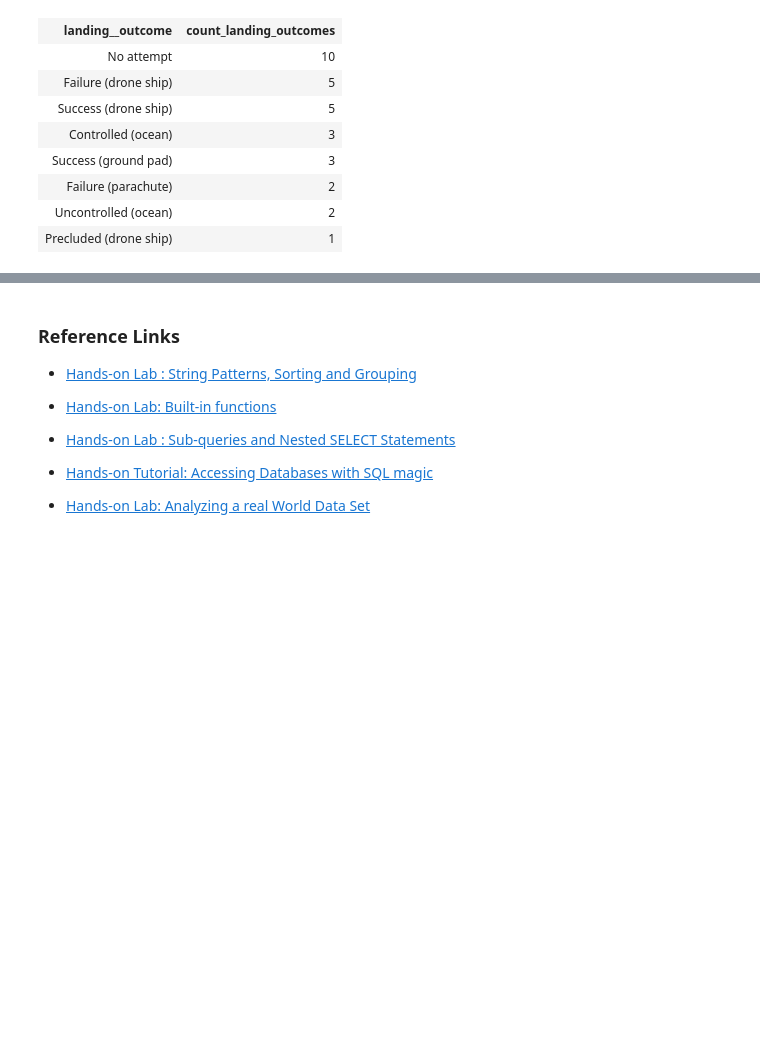
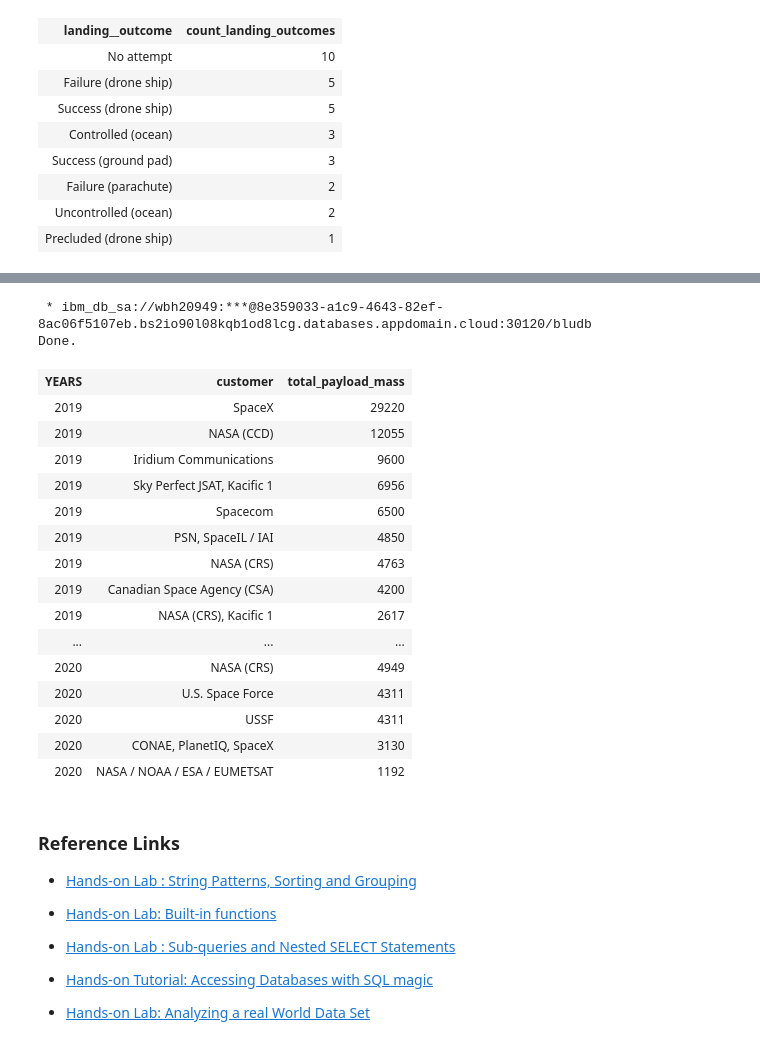
Before and after one commit to miguelassh/Applied-Data-Science-Capstone-Coursera, a Jupyter notebook: SpaceX Exploratory Data Analysis with SQL py37.ipynb, the cells around one changed output, grey strips where cells are left out. Cells and saved outputs as stored; diff of their text form; code cells hidden in the pictures; blank space fills up the shorter version.

```diff
--- a/SpaceX Exploratory Data Analysis with SQL py37.ipynb
+++ b/SpaceX Exploratory Data Analysis with SQL py37.ipynb
@@ -284,3 +288,27 @@ Done.
+# %%
+%%sql SELECT YEAR(Date) AS Years, customer, SUM(payload_mass__kg_) AS Total_Payload_Mass  FROM spacextbl
+      GROUP BY YEAR(Date) ,customer
+      HAVING YEAR(Date) > 2018
+      ORDER BY YEAR(Date), Total_Payload_Mass DESC
+# %% [output]
+ * ibm_db_sa://wbh20949:***@8e359033-a1c9-4643-82ef-8ac06f5107eb.bs2io90l08kqb1od8lcg.databases.appdomain.cloud:30120/bludb
+Done.
+| YEARS | customer | total_payload_mass |
+| 2019 | SpaceX | 29220 |
+| 2019 | NASA (CCD) | 12055 |
+| 2019 | Iridium Communications | 9600 |
+| 2019 | Sky Perfect JSAT, Kacific 1 | 6956 |
+| 2019 | Spacecom | 6500 |
+| 2019 | PSN, SpaceIL / IAI | 4850 |
+| 2019 | NASA (CRS) | 4763 |
+| 2019 | Canadian Space Agency (CSA) | 4200 |
+| 2019 | NASA (CRS), Kacific 1 | 2617 |
+| ... | ... | ... |
+| 2020 | NASA (CRS) | 4949 |
+| 2020 | U.S. Space Force | 4311 |
+| 2020 | USSF | 4311 |
+| 2020 | CONAE, PlanetIQ, SpaceX | 3130 |
+| 2020 | NASA / NOAA / ESA / EUMETSAT | 1192 |
 # %% [markdown]
 ### Reference Links
 
```
Also changed, not shown: parts of 2 cells of this notebook.
